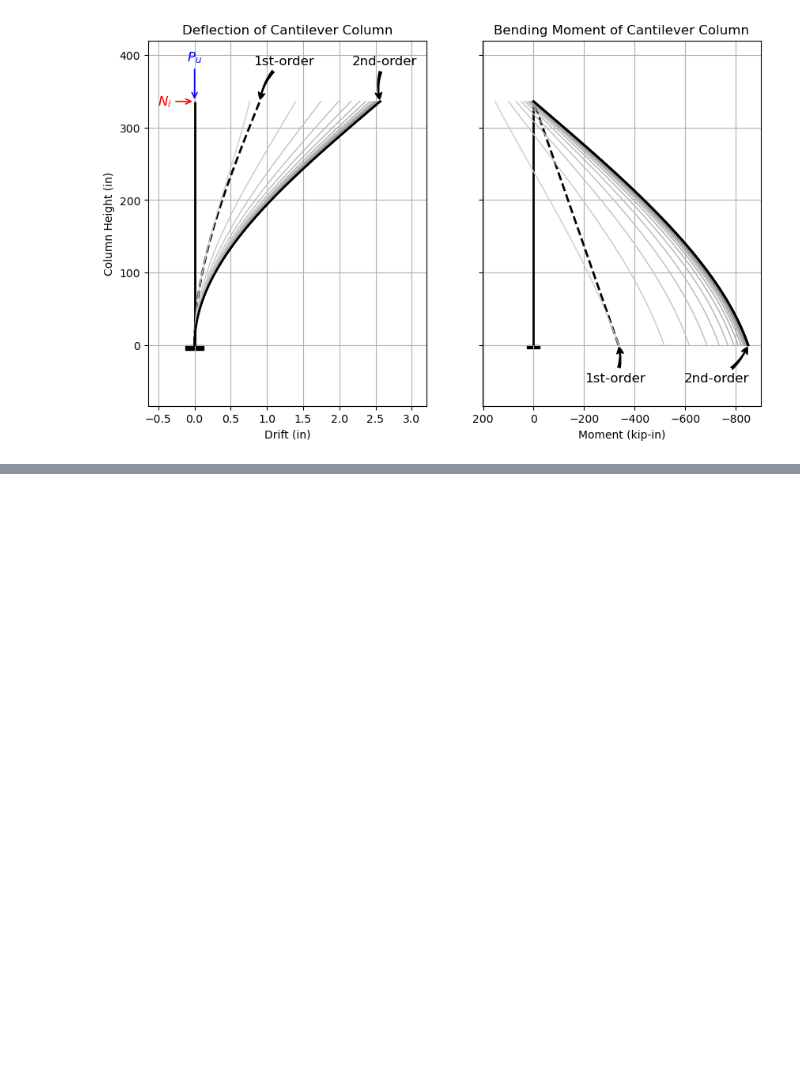
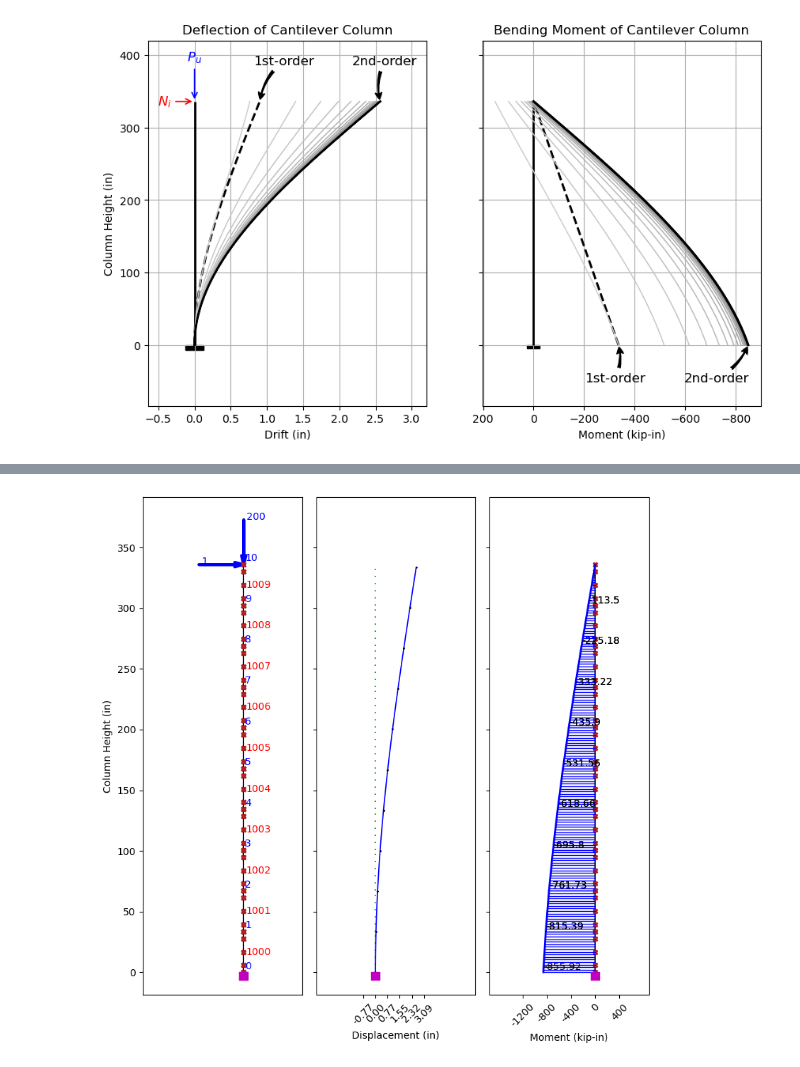
Before and after one commit to hkaragah/hkaragah.github.io, a Jupyter notebook: structure/cant_col_p_delta.ipynb, the cells around one changed output, grey strips where cells are left out. Cells and saved outputs as stored; diff of their text form; code cells hidden in the pictures; blank space fills up the shorter version.

Commit message:
Add opensees, cant col 3D image

```diff
--- a/structure/cant_col_p_delta.ipynb
+++ b/structure/cant_col_p_delta.ipynb
@@ -633,0 +661,34 @@ plt.show()
+# %%
+import matplotlib.pyplot as plt
+import matplotlib.ticker as ticker
+import opsvis as opsv
+
+fig, ax = plt.subplots(1, 3, sharey=True, figsize=(8, 8))
+
+# Plot undeformed model with loading
+opsv.plot_model(ax=ax[0])
+ax[0].set_ylabel("Column Height (in)")
+ax[0].set_xticks([])
+opsv.plot_load(ax=ax[0])
+
+# Plot deformed model and get scale factor
+def_sfac = opsv.plot_defo(ax=ax[1])
+xticks = ax[1].get_xticks()
+ax[1].xaxis.set_major_locator(ticker.FixedLocator(xticks))
+ax[1].set_xticklabels([f"{tick / def_sfac:.2f}" for tick in xticks])
+ax[1].tick_params(axis='x', labelrotation=45)
+ax[1].set_xlabel("Displacement (in)")
+
+# Plot moment diagram
+m_sfac = 0.05
+opsv.section_force_diagram_2d(sf_type='M', sfac=m_sfac, ax=ax[2])
+xticks = ax[2].get_xticks()
+ax[2].xaxis.set_major_locator(ticker.FixedLocator(xticks))
+ax[2].set_xticklabels([f"{tick / m_sfac:.0f}" for tick in xticks])
+ax[2].tick_params(axis='x', labelrotation=45)
+ax[2].set_xlabel("Moment (kip-in)")
+
+plt.tight_layout()
+plt.show()
+# %% [output]
+[figure, added]
```
Also changed, not shown: parts of 6 cells of this notebook, 21 other files.
